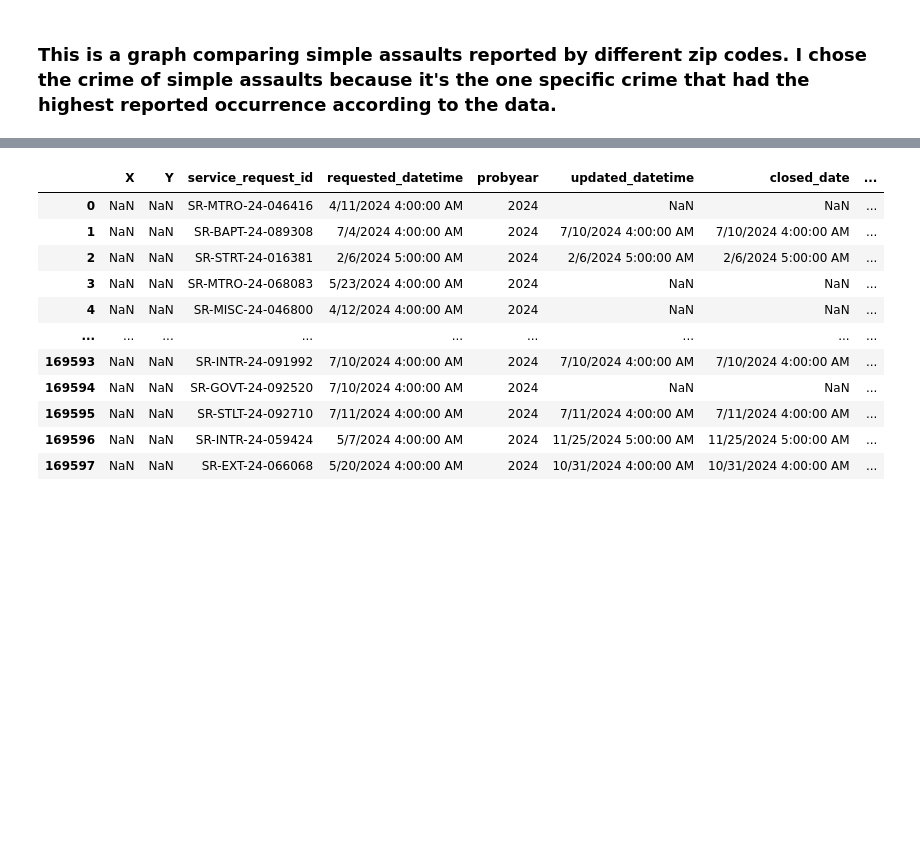
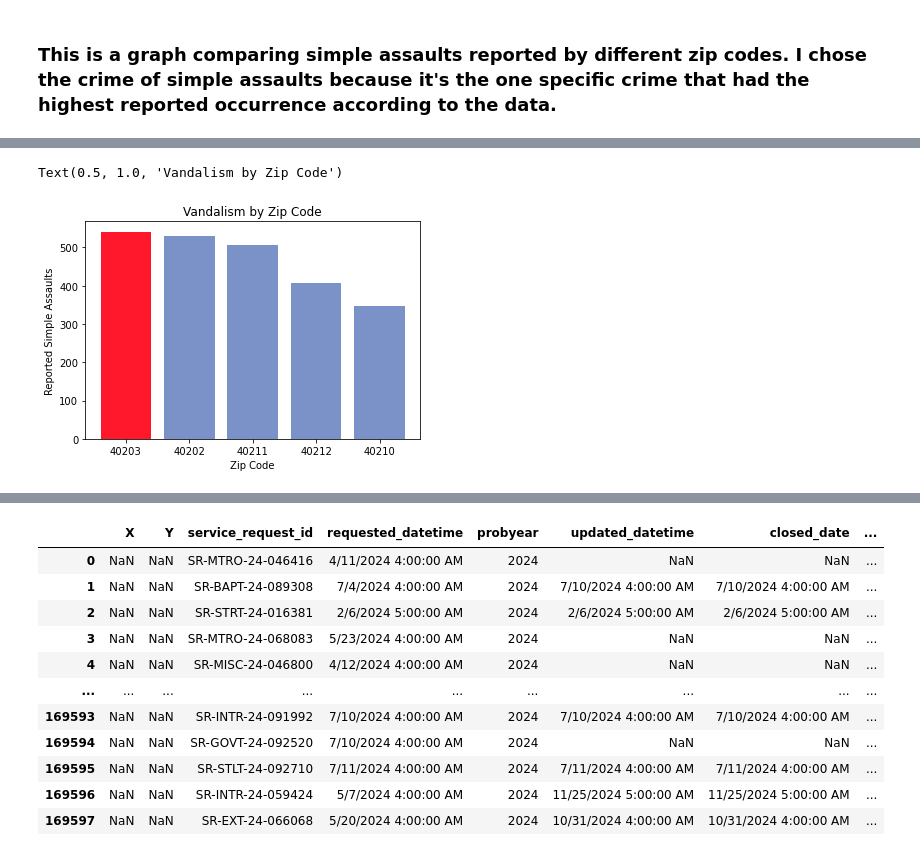
Before and after one commit to ZakM2000/Criminal_Analysis, a Jupyter notebook: Notebooks/LMPD_Crime_Analytics.ipynb, the cells around one changed output, grey strips where cells are left out. Drawn from its saved outputs; the diff is of its cells as text; code cells hidden in the pictures; blank space fills up the shorter version.

```diff
--- a/Notebooks/LMPD_Crime_Analytics.ipynb
+++ b/Notebooks/LMPD_Crime_Analytics.ipynb
@@ -941,3 +941,16 @@ Text(0.5, 1.0, 'Simple Assaults by Zip Code')
 [figure]
 # %% [markdown]
 ### This is a graph comparing simple assaults reported by different zip codes. I chose the crime of simple assaults because it's the one specific crime that had the highest reported occurrence according to the data.
+# %%
+Destruction = (
+    LMPD_Analytics[
+        (LMPD_Analytics["offense_classification"] == "24 VANDALISM") &
+        (LMPD_Analytics["zip_code"].isin(zip_codes))
+    ]
+    .groupby("zip_code")
+    .size()
+    .reindex(zip_codes, fill_value=0)
+    .sort_values(ascending=False)
+)
+
+Destruction
@@ -943,0 +965,18 @@ Text(0.5, 1.0, 'Simple Assaults by Zip Code')
+# %%
+colors = ["#7b92c9"]*len(Destruction)
+max_index = Destruction.idxmax()
+highlight_position = Destruction.index.get_loc(max_index)
+colors[highlight_position] = "#ff172b"
+
+plt.bar(
+    Destruction.index,
+    Destruction.values,
+    color = colors
+)
+
+plt.xlabel("Zip Code")
+plt.ylabel("Reported Simple Assaults")
+plt.title("Vandalism by Zip Code")
+# %% [output]
+Text(0.5, 1.0, 'Vandalism by Zip Code')
+[figure, added]
```
Also changed, not shown: parts of 8 cells of this notebook.
